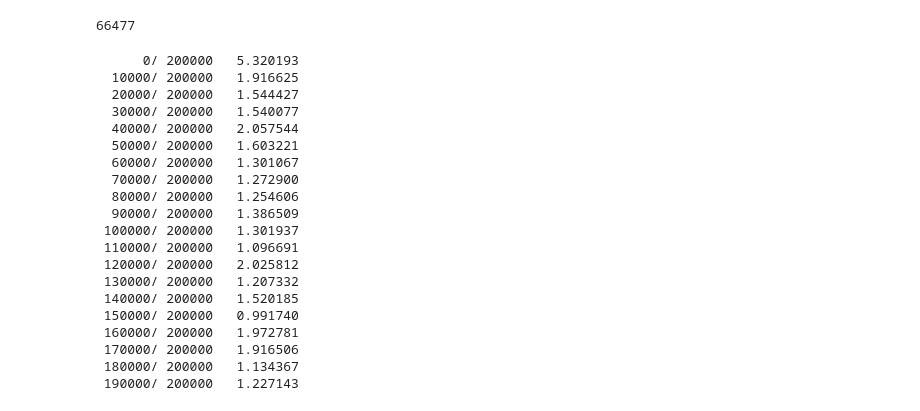
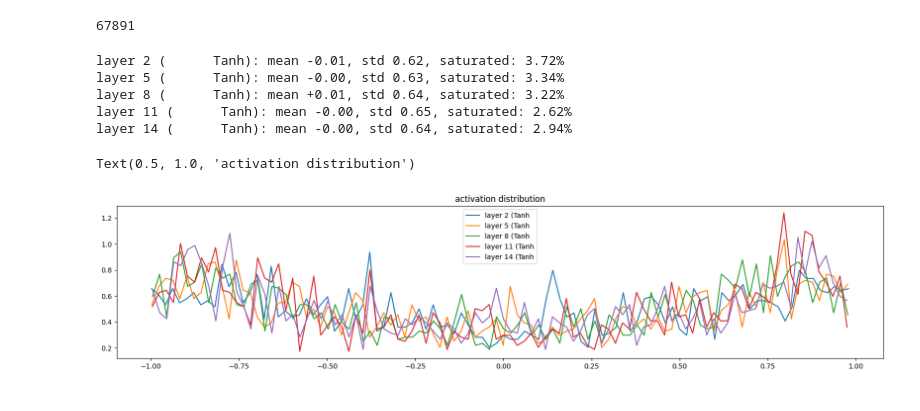
Before and after one commit to NathanaelTamirat/Amharic-name-like, a Jupyter notebook: pytorchfied_eng.ipynb, the cells around one changed output. Cells and saved outputs as stored; diff of their text form; code cells hidden in the pictures.

```diff
--- a/pytorchfied_eng.ipynb
+++ b/pytorchfied_eng.ipynb
@@ -39,9 +39,10 @@ Xtr,Ytr=build_dataset(am_words[:n1])      #80
 Xval,Yval=build_dataset(am_words[n1:n2])  #10
 Xte,Yte=build_dataset(am_words[n2:])      #10
 # %%
+g=torch.Generator().manual_seed(2147483647)
 class Linear:
     def __init__(self,fan_in,fan_out,bias=True):
-        self.weight=torch.randn((fan_in,fan_out),generator=g) / fan_in**0.5
+        self.weight=torch.randn((fan_in,fan_out),generator=g) / fan_in**0.5   # batch normalization
         self.bias=torch.zeros(fan_out) if bias else None
     def __call__(self,x):
         self.out=x @ self.weight
@@ -96,29 +97,30 @@ C=torch.randn((vocab_size,n_embed),  generator=g)
 # %%
 # 6-layers
 layers=[
-    Linear(n_embed*block_size, n_hidden),Tanh(),
-    Linear(          n_hidden, n_hidden),Tanh(),
-    Linear(          n_hidden, n_hidden),Tanh(),
-    Linear(          n_hidden, n_hidden),Tanh(),
-    Linear(          n_hidden, n_hidden),Tanh(),
-    Linear(          n_hidden, vocab_size),
+    Linear(n_embed*block_size, n_hidden),BatchNorm1d(n_hidden), Tanh(),
+    Linear(n_hidden, n_hidden),BatchNorm1d(n_hidden), Tanh(),
+    Linear(n_hidden, n_hidden),BatchNorm1d(n_hidden), Tanh(),
+    Linear(n_hidden, n_hidden),BatchNorm1d(n_hidden), Tanh(),
+    Linear(n_hidden, n_hidden),BatchNorm1d(n_hidden), Tanh(),
+    Linear(n_hidden, vocab_size),BatchNorm1d(vocab_size)
 ]
 # %%
 with torch.no_grad():
-    layers[-1].weight*=0.1 #last layer make less confident
+    layers[-1].gamma*=0.1 #last layer make less confident
     for layer in layers[:-1]:
         if isinstance(layer,Linear):
-            layer.weight*=5/3   #other layers apply gain
+            layer.weight*= 5/3  #other layers apply gain
 parameters=[C]+[p for layer in layers for p in layer.parameters()]
 print(sum(p.nelement() for p in parameters))
 for p in parameters:
     p.requires_grad=True
 # %% [output]
-66477
+67891
 # %%
 max_steps=200000
 batch_size=32
 lossi=[]
+ud=[]   #update to data ratio
 
 for i in range(max_steps):
     ix=torch.randint(0,Xtr.shape[0],(batch_size,),generator=g)
@@ -140,27 +142,31 @@ for i in range(max_steps):
     for p in parameters:
         p.data+=-lr * p.grad
 
+    #track the stats
+
     if i%10000==0:
         print(f"{i: 7d}/{max_steps: 6d}  {loss.item(): 4f}")
     lossi.append(loss.log10().item())
+    with torch.no_grad():
+        ud.append([((lr*p.grad).std()/(lr*p.data).std()).log10().item() for p in parameters])
-# %% [output]
-      0/ 200000   5.320193
-  10000/ 200000   1.916625
-  20000/ 200000   1.544427
-  30000/ 200000   1.540077
-  40000/ 200000   2.057544
-  50000/ 200000   1.603221
-  60000/ 200000   1.301067
-  70000/ 200000   1.272900
-  80000/ 200000   1.254606
-  90000/ 200000   1.386509
- 100000/ 200000   1.301937
- 110000/ 200000   1.096691
- 120000/ 200000   2.025812
- 130000/ 200000   1.207332
- 140000/ 200000   1.520185
- 150000/ 200000   0.991740
- 160000/ 200000   1.972781
- 170000/ 200000   1.916506
- 180000/ 200000   1.134367
- 190000/ 200000   1.227143
+# %%
+# visualize histograms
+plt.figure(figsize=(20, 4)) # width and height of the plot
+legends = []
+for i, layer in enumerate(layers[:-1]): # note: exclude the output layer
+  if isinstance(layer, Tanh):
+    t = layer.out
+    print('layer %d (%10s): mean %+.2f, std %.2f, saturated: %.2f%%' % (i, layer.__class__.__name__, t.mean(), t.std(), (t.abs() > 0.97).float().mean()*100))
+    hy, hx = torch.histogram(t, density=True)
+    plt.plot(hx[:-1].detach(), hy.detach())
+    legends.append(f'layer {i} ({layer.__class__.__name__}')
+plt.legend(legends);
+plt.title('activation distribution')
+# %% [output]
+layer 2 (      Tanh): mean -0.01, std 0.62, saturated: 3.72%
+layer 5 (      Tanh): mean -0.00, std 0.63, saturated: 3.34%
+layer 8 (      Tanh): mean +0.01, std 0.64, saturated: 3.22%
+layer 11 (      Tanh): mean -0.00, std 0.65, saturated: 2.62%
+layer 14 (      Tanh): mean -0.00, std 0.64, saturated: 2.94%
+Text(0.5, 1.0, 'activation distribution')
+[figure, added]
```
Also changed, not shown: parts of 3 cells of this notebook, 1 other file.
